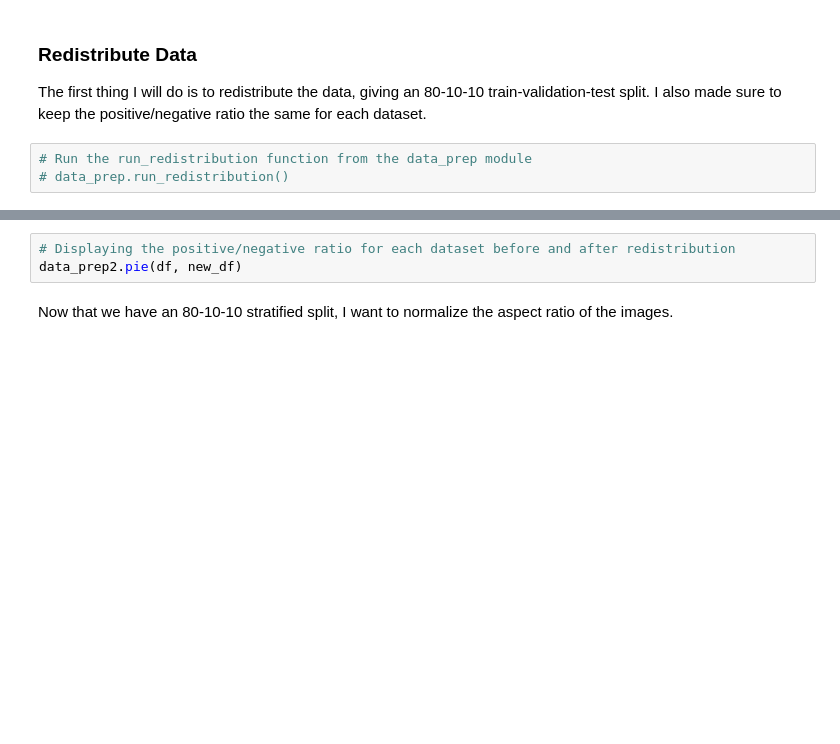
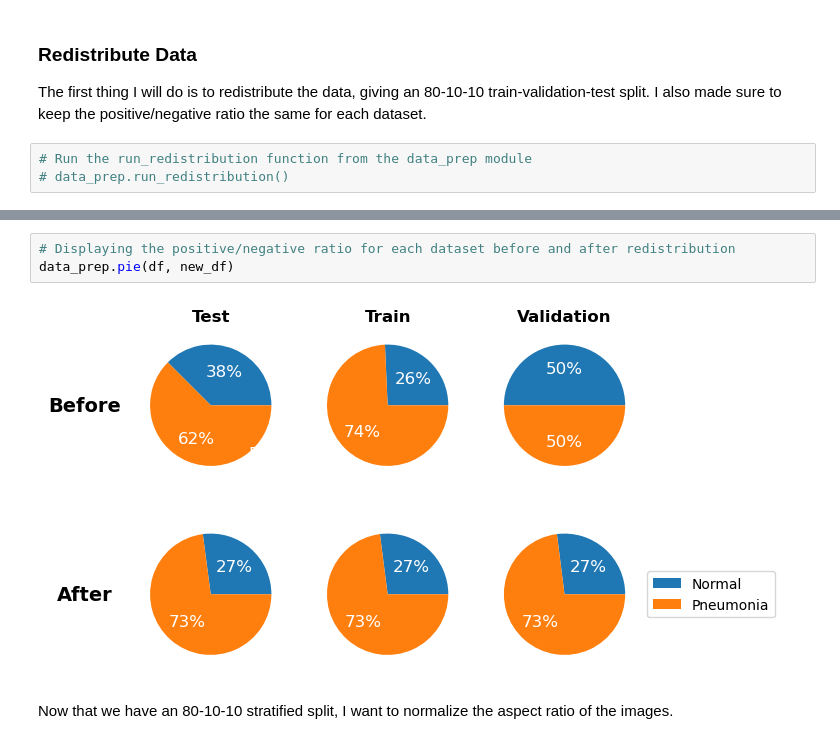
Before and after one commit to rlodetti/image_classification_project, a Jupyter notebook: Image Classification Project.ipynb, the cells around one changed output, grey strips where cells are left out. Drawn from its saved outputs; the diff is of its cells as text; blank space fills up the shorter version.

```diff
--- a/Image Classification Project.ipynb
+++ b/Image Classification Project.ipynb
@@ -112,6 +124,8 @@ data_prep2.compare_bar(df, new_df)
 # %%
 # Displaying the positive/negative ratio for each dataset before and after redistribution
-data_prep2.pie(df, new_df)
+data_prep.pie(df, new_df)
+# %% [output]
+[figure, added]
 # %% [markdown]
 Now that we have an 80-10-10 stratified split, I want to normalize the aspect ratio of the images.
 # %%
```
Also changed, not shown: parts of 41 cells of this notebook, 7 other files.
